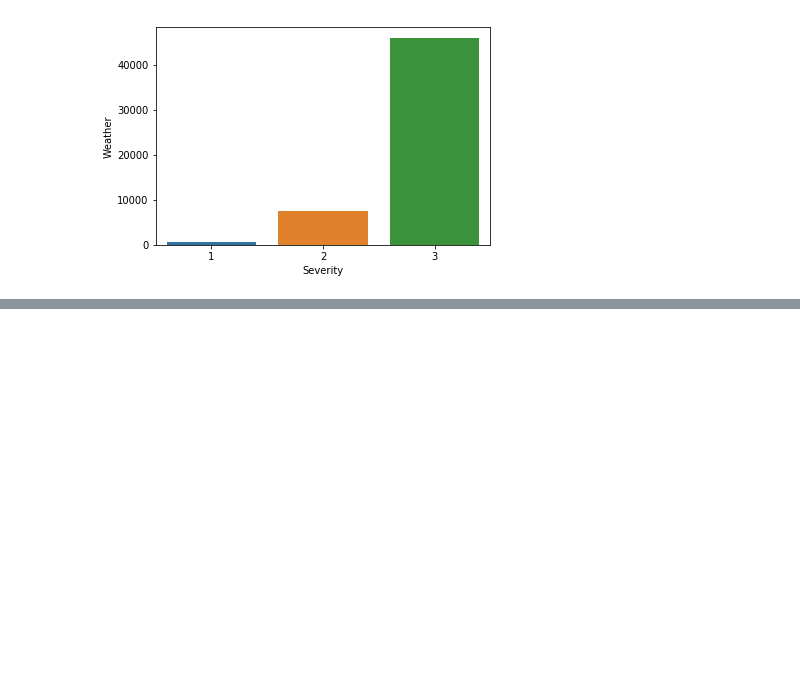
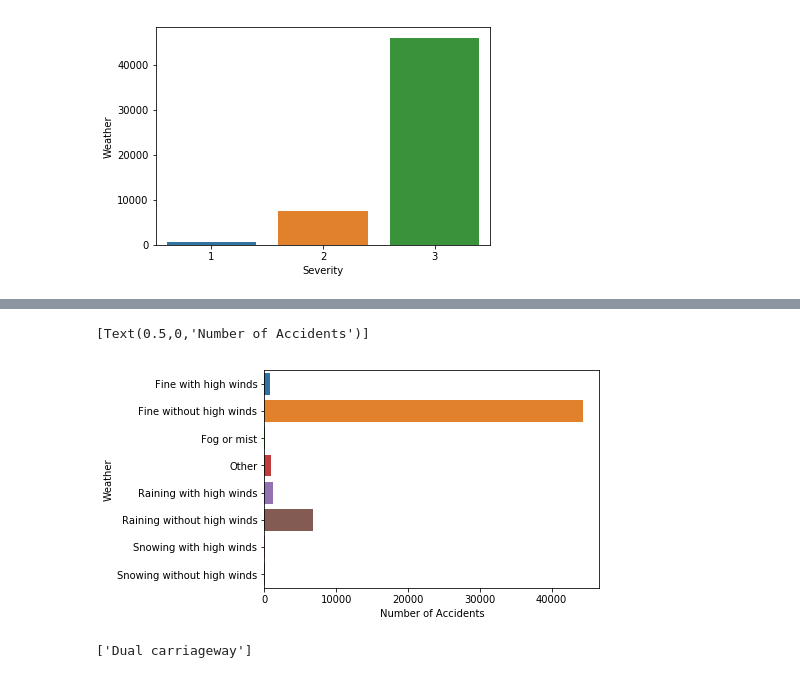
Before and after one commit to hmlanden/TrafikiPy, a Jupyter notebook: TrafikiPy.ipynb, the cells around one changed output, grey strips where cells are left out. Cells and saved outputs as stored; diff of their text form; code cells hidden in the pictures; blank space fills up the shorter version.

Commit message:
2nd Visual added

```diff
--- a/TrafikiPy.ipynb
+++ b/TrafikiPy.ipynb
@@ -156,0 +150,3 @@ temp_weather_severity_df['Severity'].sum()
+# %%
+final_weather_severity_df = temp_weather_severity_df.groupby(by='Weather',as_index=False).count()
+final_weather_severity_df
@@ -156,0 +163,15 @@ temp_weather_severity_df['Severity'].sum()
+# %%
+plt = sns.barplot(final_weather_severity_df['Severity'],final_weather_severity_df['Weather'])
+plt.set(xlabel='Number of Accidents')
+# %% [output]
+[Text(0.5,0,'Number of Accidents')]
+[figure, added]
+# %%
+X = traffic_df[['Accident_Severity','Number_of_Casualties']]
+Y = traffic_df['Road_Type' ]
+from sklearn.naive_bayes import GaussianNB
+clf = GaussianNB()
+clf.fit(X, Y)
+print(clf.predict([[1,5]]))
+# %% [output]
+['Dual carriageway']
```
Also changed, not shown: parts of 8 cells of this notebook.
